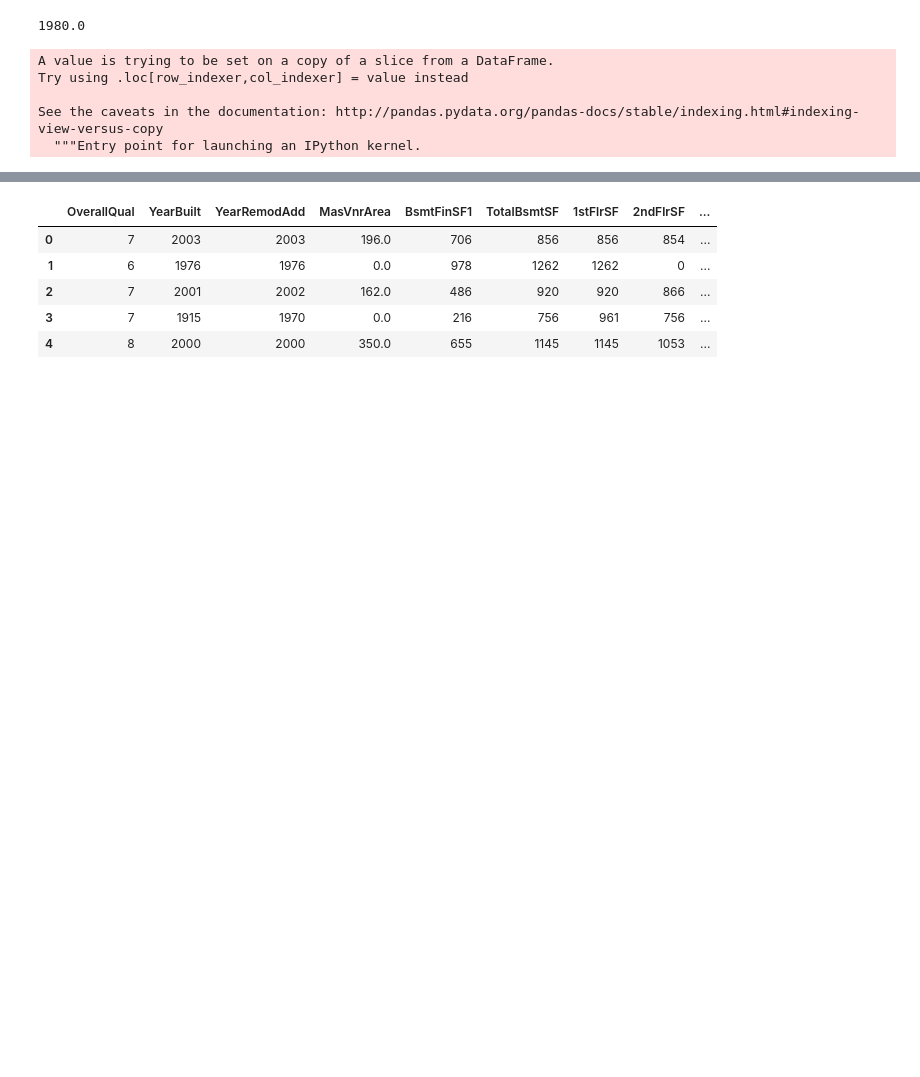
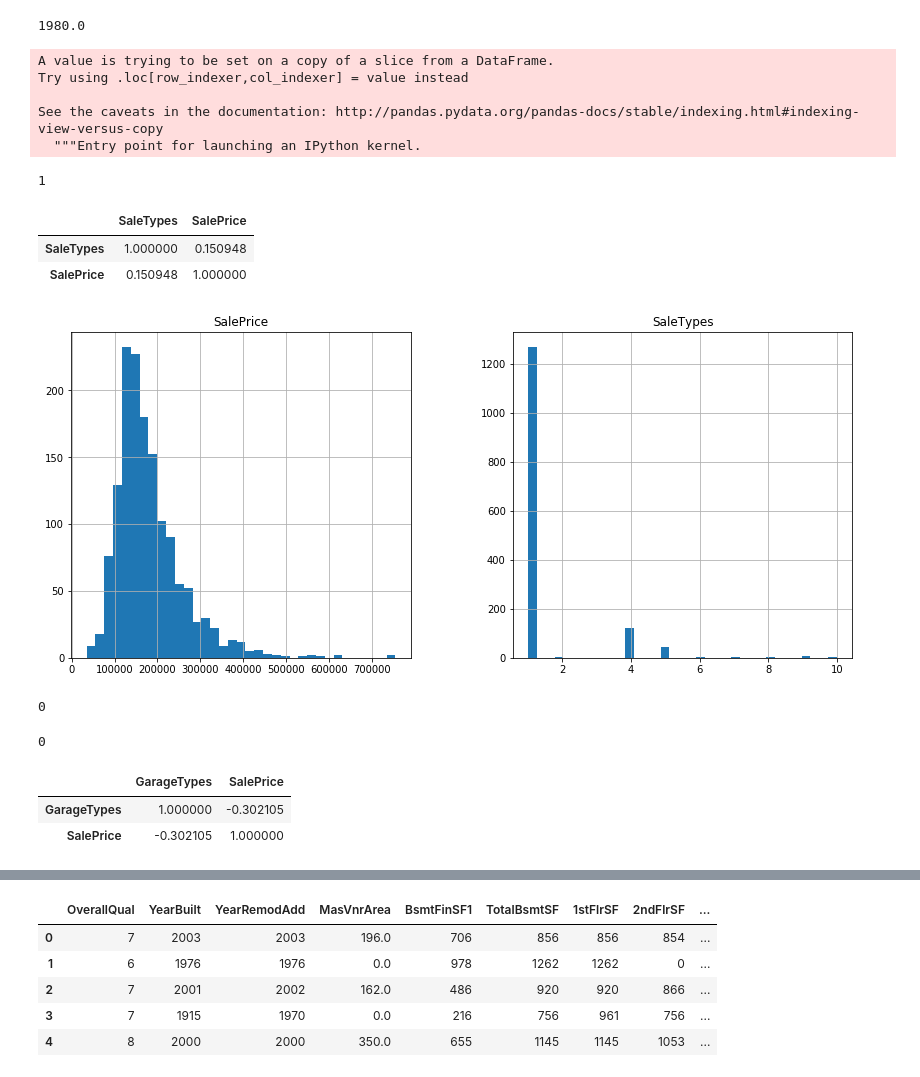
Before and after one commit to UrtziFM/KaggleHousesPrices, a Jupyter notebook: House-Prices-1.ipynb, the cells around one changed output, grey strips where cells are left out. Drawn from its saved outputs; the diff is of its cells as text; code cells hidden in the pictures; blank space fills up the shorter version.

```diff
--- a/House-Prices-1.ipynb
+++ b/House-Prices-1.ipynb
@@ -118,3 +106,64 @@ Try using .loc[row_indexer,col_indexer] = value instead
 
 See the caveats in the documentation: http://pandas.pydata.org/pandas-docs/stable/indexing.html#indexing-view-versus-copy
   """Entry point for launching an IPython kernel.
+# %%
+def Selling(sale):
+    if sale == 'WD':
+        return 1
+    elif sale == 'CWD':
+        return 2
+    elif sale == 'VWD':
+        return 3
+    elif sale == 'New':
+        return 4
+    elif sale == 'COD':
+        return 5
+    elif sale == 'Con':
+        return 6
+    elif sale == 'ConLw':
+        return 7
+    elif sale == 'ConLI':
+        return 8
+    elif sale == 'ConLD':
+        return 9
+    elif sale == 'Oth':
+        return 10
+    else:
+        return 0
+
+Selling('WD')
+# %% [output]
+1
+# %%
+df_t1['SaleTypes'] = df_t1['SaleType'].apply(Selling)
+# %%
+df_plots14 = df_t1[['SaleTypes', 'SalePrice']]
+df_plots14.corr()
+# %% [output]
+|  | SaleTypes | SalePrice |
+| SaleTypes | 1.000000 | 0.150948 |
+| SalePrice | 0.150948 | 1.000000 |
+# %%
+df_plots14.hist(figsize=(14,6), bins=35);
+# %% [output]
+[figure, added]
+# %%
+def Garage(types):
+    if types == '2Types':
+        return 1
+    elif types == 'Attchd':
+        return 2
+    elif types == 'Basment':
+        return 3
+    elif types == 'BuiltIn':
+        return 4
+    elif types == 'CarPort':
+        return 5
+    elif types == 'Detchd':
+        return 6
+    else:
+        return 0
+
+Garage('NAs')
+# %% [output]
+0
@@ -120,0 +174,4 @@ See the caveats in the documentation: http://pandas.pydata.org/pandas-docs/stabl
+# %%
+(df_t1['GarageTypes'] == 0).sum()
+# %% [output]
+0
@@ -120,0 +180,6 @@ See the caveats in the documentation: http://pandas.pydata.org/pandas-docs/stabl
+# %%
+df_plots13.corr()
+# %% [output]
+|  | GarageTypes | SalePrice |
+| GarageTypes | 1.000000 | -0.302105 |
+| SalePrice | -0.302105 | 1.000000 |
```
Also changed, not shown: parts of 56 cells of this notebook.
